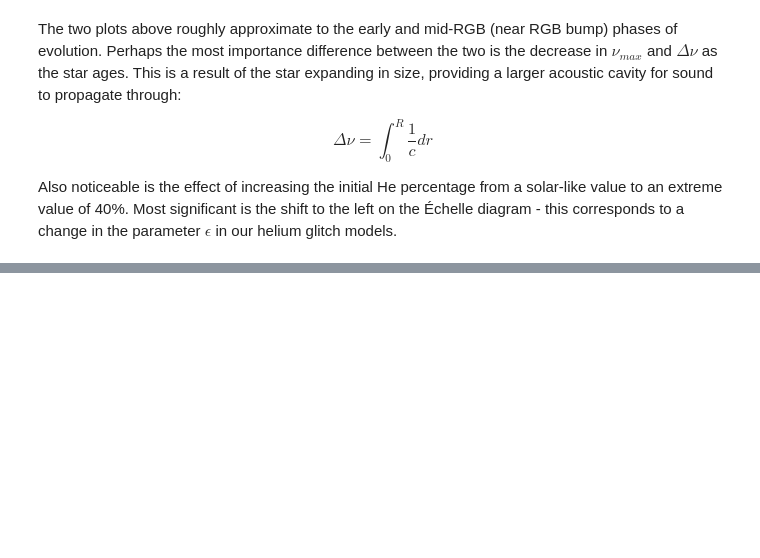
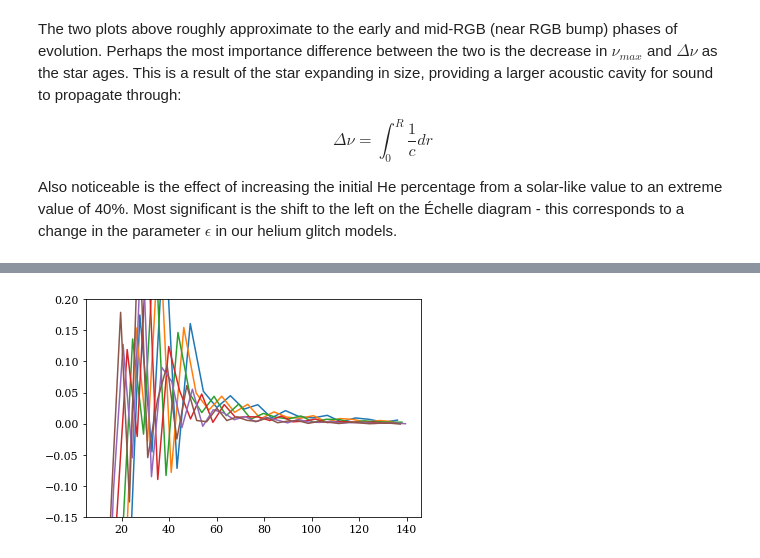
Before and after one commit to daw538/y4project, a Jupyter notebook: Dan_notebooks/mesa/He-comparison.ipynb, the cells around one changed output, grey strips where cells are left out. Saved outputs shown, nothing was run; the diff lists cells and outputs as text; code cells hidden in the pictures; blank space fills up the shorter version.

```diff
--- a/Dan_notebooks/mesa/He-comparison.ipynb
+++ b/Dan_notebooks/mesa/He-comparison.ipynb
@@ -83,3 +81,9 @@ Also noticeable is the effect of increasing the initial He percentage from a sol
-# %%
-f = df['Re(freq)']
-sdiff = np.diff(f,2)
+# %%
+for i,j in zip(dgs, range(len(files))):
+    if str(files[j][16:17]) == '7':
+        f = i['Re(freq)']
+        sdiff = np.diff(f,2)
+        plt.plot(f[:-2],sdiff)
+        plt.ylim(-0.15,0.2)
+# %% [output]
+[figure, added]
```
Also changed, not shown: parts of 2 cells of this notebook, 1 other file.
